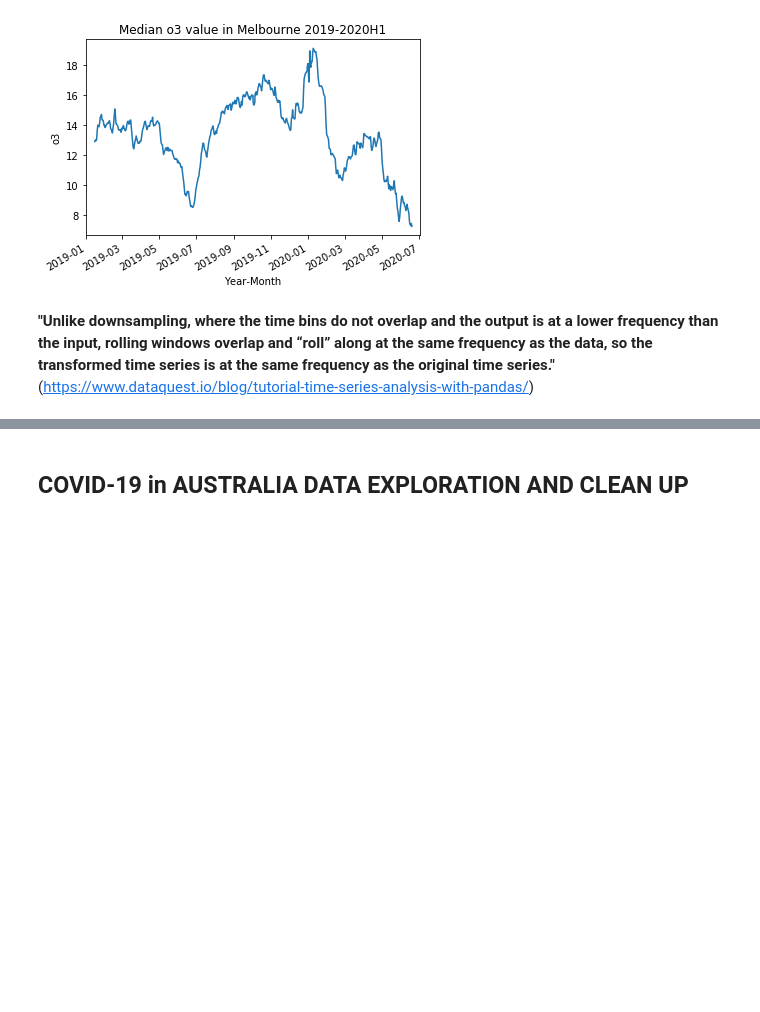
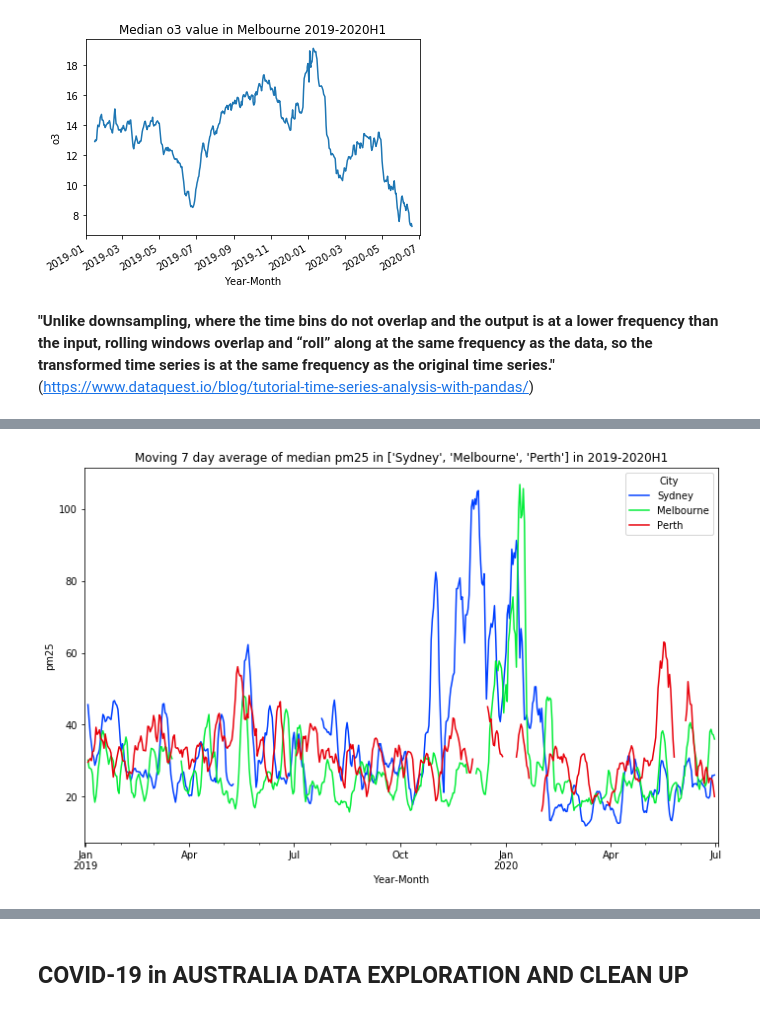
Before and after one commit to poojaisabelle/Project-One, a Jupyter notebook: data_exploration_cleanup_MASTER.ipynb, the cells around one changed output, grey strips where cells are left out. Cells and saved outputs as stored; diff of their text form; code cells hidden in the pictures; blank space fills up the shorter version.

```diff
--- a/data_exploration_cleanup_MASTER.ipynb
+++ b/data_exploration_cleanup_MASTER.ipynb
@@ -380,2 +382,14 @@ mel_air_specie("o3")
+# %%
+def specie_cities(df, city_list, specie):
+
+    specie_cities_df = df[(df["City"].isin(city_list)) & (df["Specie"] == specie)].sort_values("Date").copy()
+    specie_cities_transposed_df = specie_cities_df.pivot_table(index="Date", columns="City", values="median")
+    rolling_specie_cities = specie_cities_transposed_df[city_list].rolling(7, center=True).mean()
+
+    plt.style.use('seaborn-bright')
+    ax = rolling_specie_cities.plot(figsize=(11.5, 7), title=f"Moving 7 day average of median {specie} in {city_list} in 2019-2020H1")
+    ax.set_xlabel("Year-Month")
+    ax.set_ylabel(specie)
+    ax.set_xlim(starting_date, end_date)
 # %%
 au_air_df = clean_airdf.loc[clean_airdf["Country"]=="AU"]
@@ -435,2 +405,0 @@ country_air_df[country_air_df["Specie"] == specie].boxplot(
-# %%
-au_air_df = clean_airdf[clean_airdf["Country"]==]
@@ -473,0 +406,4 @@ variance_0_df["Country"].unique()
+# %%
+specie_cities(df=au_air_df, city_list=au_cities_list, specie="pm25")
+# %% [output]
+[figure, added]
```
Also changed, not shown: parts of 47 cells of this notebook.
